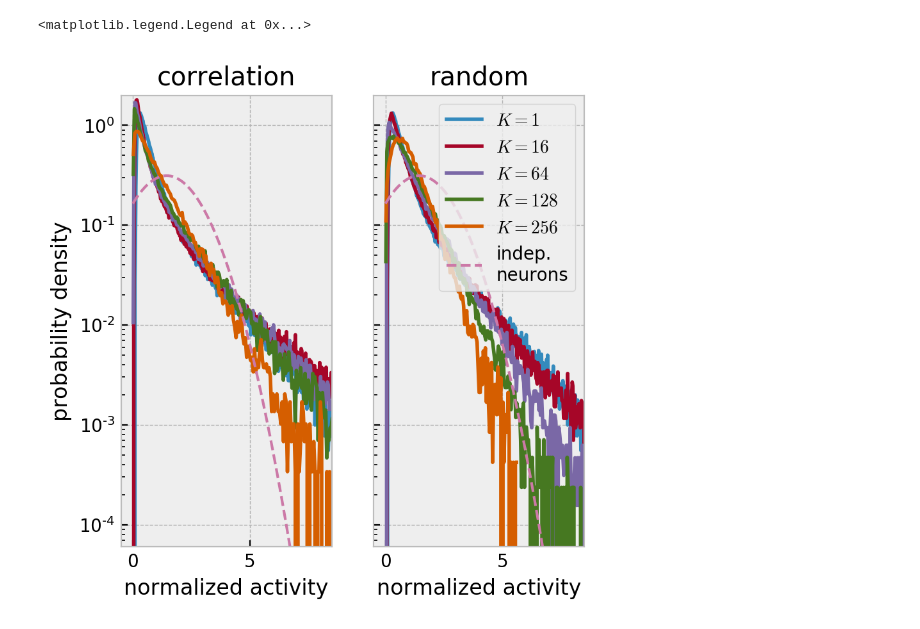
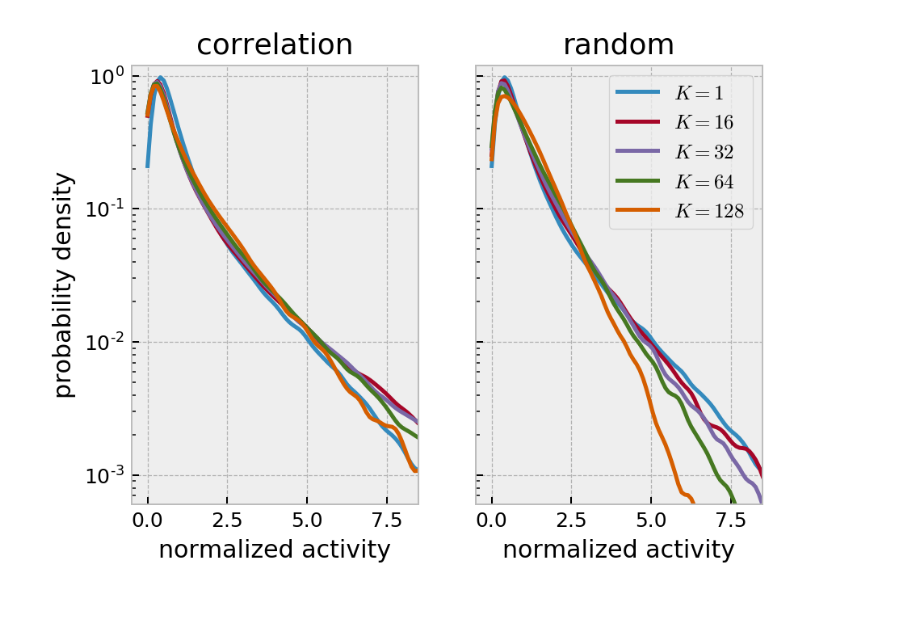
Before and after one commit to manuel-rhdt/neuronal-correlations, a Jupyter notebook: Notebook.ipynb, the cells around one changed output. Saved outputs shown, nothing was run; the diff lists cells and outputs as text; code cells hidden in the pictures.

```diff
--- a/Notebook.ipynb
+++ b/Notebook.ipynb
@@ -26,11 +27,20 @@ def sorted_eigenvals_for_cluster(data, cluster):
     corr_coef = neurenorm.compute_correlation_coefficients(data[cluster])
     eig_vals, _ = np.linalg.eig(corr_coef)
     return -np.sort(-eig_vals)
+# %%
+def max_likelihood_exp(x):
+    xmin = np.min(x)
+    mu = 1 + np.size(x) * np.reciprocal(np.sum(np.log(x/xmin)))
+    return mu
 # %%
 fig, axs = plt.subplots(nrows=1, ncols=2, sharey=True)
 fig.suptitle('Scaling of eigenvalues in covariance spectra')
+
+power_law_max = 0.7
+power_law_offset = [0.7, 0.9]
+
 for plot_i, (ax, strategy) in enumerate(zip(axs, strategies)):
-    popt_arr = []
+    mu_arr = []
     for index in range(4,8):
         size_k = 2**index
         clusters = clusterings[strategy][index].T
@@ -42,21 +52,21 @@ for plot_i, (ax, strategy) in enumerate(zip(axs, strategies)):
         eig_vals_mean = np.mean(eigen_vals, axis=0)
         eig_vals_err = np.std(eigen_vals, axis=0, ddof=1)
 
-        # Fitting
+        # parameter estimation
         rank = np.arange(1, len(eig_vals_mean) + 1)
-        lamda = lambda rank, mu, b: b * np.power(size_k / rank, mu)
-        popt, perr = curve_fit(lamda, rank, eig_vals_mean)
-        popt_arr.append(popt)
+        power_law = eig_vals_mean[(rank / size_k) < power_law_max]
+        mu_arr.append(1.0/max_likelihood_exp(power_law))
 
         # plotting
         ax.errorbar(rank / size_k, eig_vals_mean, yerr=eig_vals_err, fmt='o', markersize=1, elinewidth=0.5, label="$K={}$".format(size_k))
 
-    mu, b = np.mean(popt_arr, axis=0)
-    x = np.linspace(1/2**7, 1.0, 10)
-    ax.plot(x, b * np.power(1.0/x, mu), label="$\mu={:.2}$".format(mu))
+    mu = np.mean(mu_arr, axis=0)
+    x = np.linspace(1/2**7, power_law_max, 10)
+    ax.plot(x, power_law_offset[plot_i] * np.power(1.0/x, mu), label="$\\mu = {{{:.2}}}$".format(mu), linewidth=1)
 
     ax.set_yscale('log')
     ax.set_xscale('log')
+    ax.set_ylim(0.3,7)
     ax.set_xlabel('$\mathrm{rank} / K$')
     axs[0].set_ylabel('eigenvalue')
     ax.set_title(strategy)
@@ -66,28 +76,24 @@ for plot_i, (ax, strategy) in enumerate(zip(axs, strategies)):
 # %%
 fig, axs = plt.subplots(nrows=1, ncols=2, sharey=True)
 for plot_i, (ax, strategy) in enumerate(zip(axs, strategies)):
-    for i in [0, 4, 6, 7, 8]:
-        x, y = neurenorm.make_histogram(rdata[strategy][i])
+    for i in [0, 4, 5, 6, 7]:
+        samples = rdata[strategy][i].flatten()
+        samples = samples[samples > neurenorm.EPSILON]
+        kde = gaussian_kde(samples, 0.15)
+        x = np.linspace(0,10,100)
         ax.set_yscale('log')
         ax.set_xlim(-0.5,8.5)
-        ax.plot(x, y, label="$K={}$".format(2**i))
-
-    x = np.linspace(0,10,100)
-    empirical_samples = rdata[strategy][0][rdata[strategy][0] > .5]
-    std_deviation = np.std(empirical_samples, ddof=1)
-    mean = np.mean(empirical_samples)
-    gaussian = 1/(np.sqrt(2*math.pi) * std_deviation) * np.exp(-((x - mean)/std_deviation)**2/2.0)
-    ax.plot(x, gaussian, "--", label="indep.\nneurons", linewidth=1.5)
+        ax.plot(x, kde.pdf(x), label="$K={}$".format(2**i))
 
     ax.set_xlabel('normalized activity')
-    ax.set_ylim(0.6*10**-4, 2)
+    ax.set_ylim(0.6*10**-3, 1.2)
     ax.set_title(strategy)
 
 axs[0].set_ylabel('probability density')
 axs[1].legend(loc=1)
+plt.show()
 # %% [output]
-<matplotlib.legend.Legend at 0x...>
-[figure, old version]
+[figure, new version]
 # %%
 def neg_log(data):
     return -np.log(data)
```
Also changed, not shown: parts of 7 cells of this notebook, 15 other files.
